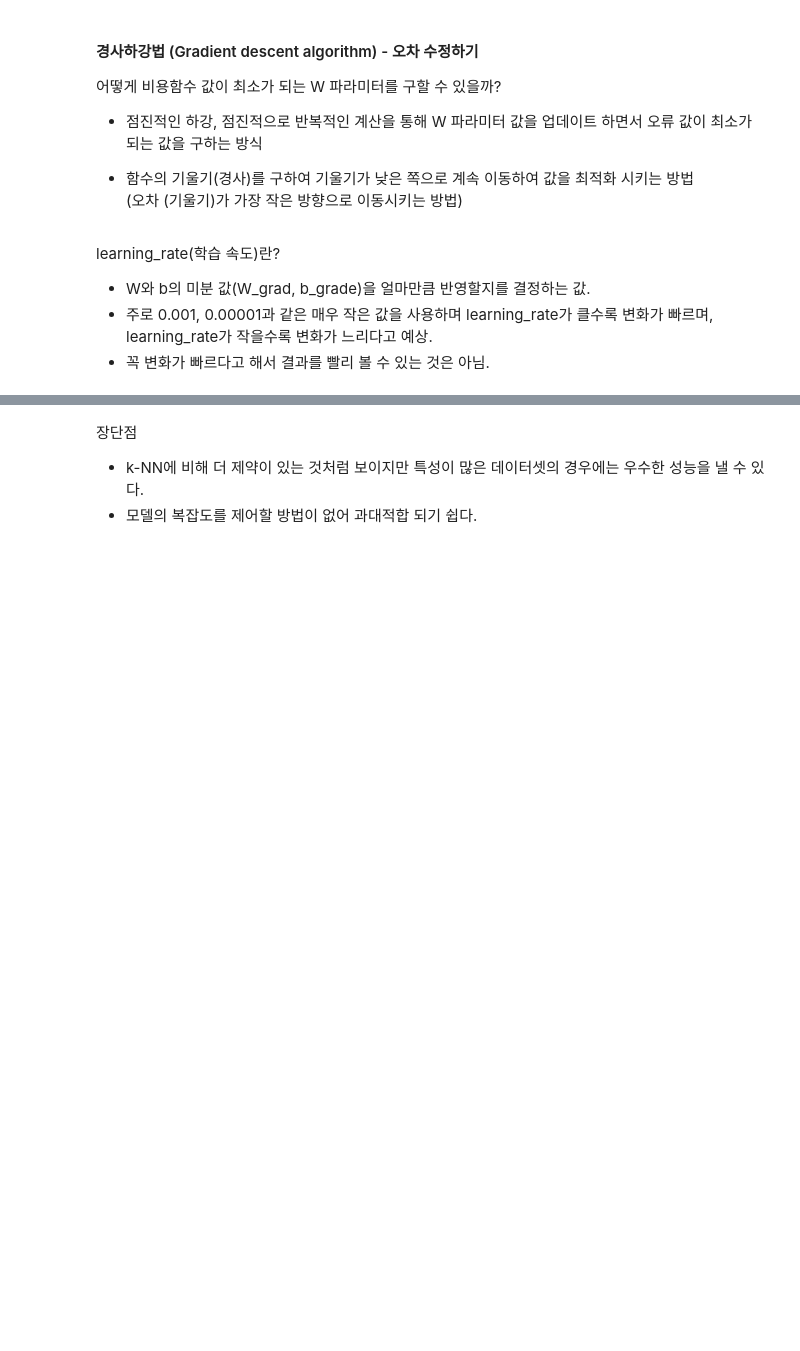
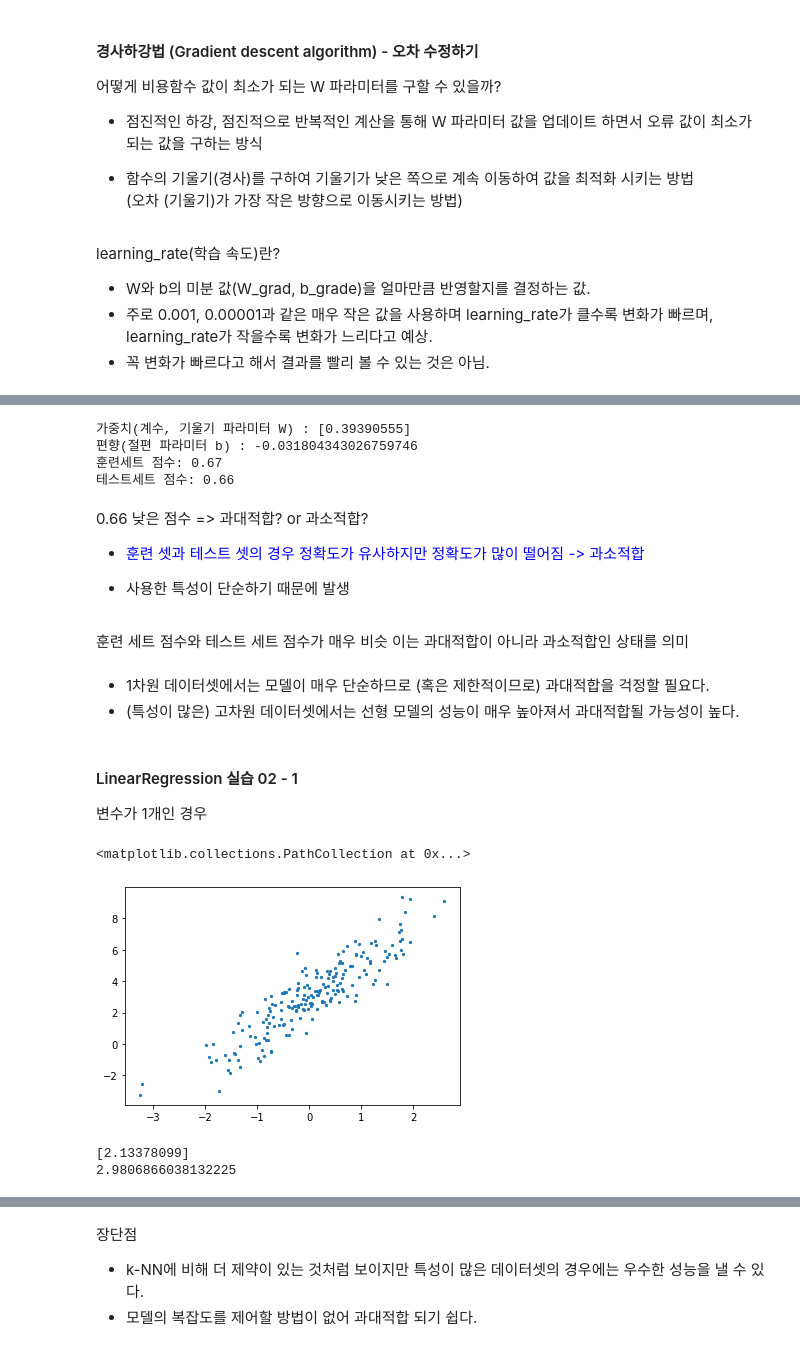
Before and after one commit to ziho9593/Gwangju-AISchool, a Jupyter notebook: Week_3/07.21-ML_LinearRegression/ML_03_지도학습_LinearRegression.ipynb, the cells around one changed output, grey strips where cells are left out. Saved outputs shown, nothing was run; the diff lists cells and outputs as text; code cells hidden in the pictures; blank space fills up the shorter version.

```diff
--- a/Week_3/07.21-ML_LinearRegression/ML_03_지도학습_LinearRegression.ipynb
+++ b/Week_3/07.21-ML_LinearRegression/ML_03_지도학습_LinearRegression.ipynb
@@ -333,0 +391,73 @@ plt.plot(x1, y_pred, marker='o')
+# %%
+from sklearn.linear_model import LinearRegression
+from sklearn.model_selection import train_test_split
+
+def make_wave(n_samples=100):
+    rnd = np.random.RandomState(42)
+    x = rnd.uniform(-3, 3, size=n_samples)
+    y_no_noise = (np.sin(4 * x) + x)
+    y = (y_no_noise + rnd.normal(size=len(x))) / 2
+    return x.reshape(-1, 1), y
+
+X, y = make_wave(60)
+X_train, X_test, y_train, y_test = train_test_split(X, y, random_state=42)
+
+# LinearRegression 모델 코드
+model = LinearRegression()
+model.fit(X_train, y_train)
+
+print("가중치(계수, 기울기 파라미터 W) :", model.coef_)
+print("편향(절편 파라미터 b) :", model.intercept_)
+
+print("훈련세트 점수: {:.2f}".format( model.score(X_train, y_train) ))
+print("테스트세트 점수: {:.2f}".format( model.score(X_test, y_test) ))
+# %% [output]
+가중치(계수, 기울기 파라미터 W) : [0.39390555]
+편향(절편 파라미터 b) : -0.031804343026759746
+훈련세트 점수: 0.67
+테스트세트 점수: 0.66
+# %% [markdown]
+0.66 낮은 점수 => 과대적합? or 과소적합?
+
+- <font  color=blue>훈련 셋과 테스트 셋의 경우 정확도가 유사하지만 정확도가 많이 떨어짐 -> 과소적합</font>
+
+- 사용한 특성이 단순하기 때문에 발생
+# %% [markdown]
+훈련 세트 점수와 테스트 세트 점수가 매우 비슷 이는 과대적합이 아니라 과소적합인 상태를 의미
+# %% [markdown]
+- 1차원 데이터셋에서는 모델이 매우 단순하므로 (혹은 제한적이므로) 과대적합을 걱정할 필요다.
+- (특성이 많은) 고차원 데이터셋에서는 선형 모델의 성능이 매우 높아져서 과대적합될 가능성이 높다.
+# %% [markdown]
+#### LinearRegression 실습 02 - 1
+변수가 1개인 경우
+# %%
+import numpy as np
+import pandas as pd
+import matplotlib.pyplot as plt
+%matplotlib inline
+
+n = 200
+x = np.random.randn(n)
+
+# 계수 및 절편
+w = 2
+b = 3
+
+# 노이즈
+y = w * x + b + np.random.randn(n)
+plt.scatter(x, y, s=5)
+# %% [output]
+<matplotlib.collections.PathCollection at 0x...>
+[figure, added]
+# %%
+from sklearn.linear_model import LinearRegression
+
+# 모델 생성/학습
+model = LinearRegression()
+model.fit(x.reshape(-1,1), y)
+
+print(model.coef_)
+print(model.intercept_)
+# %% [output]
+[2.13378099]
+2.9806866038132225
```
Also changed, not shown: parts of 17 cells of this notebook.
